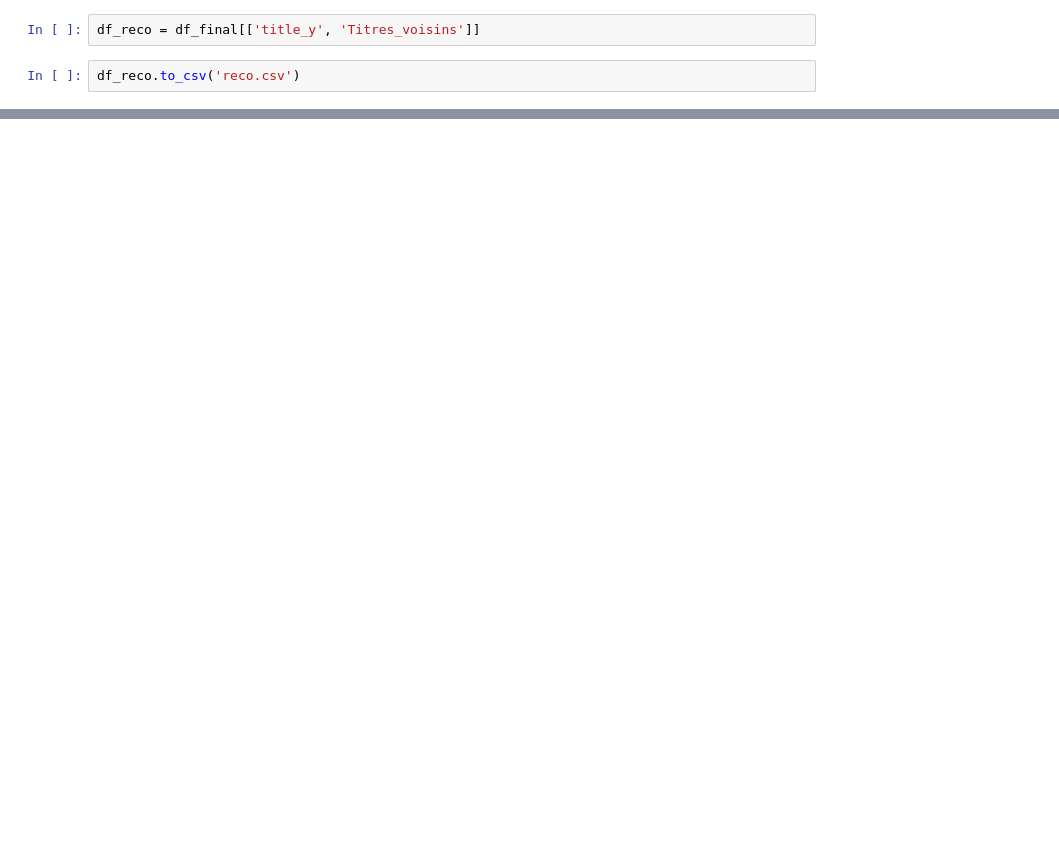
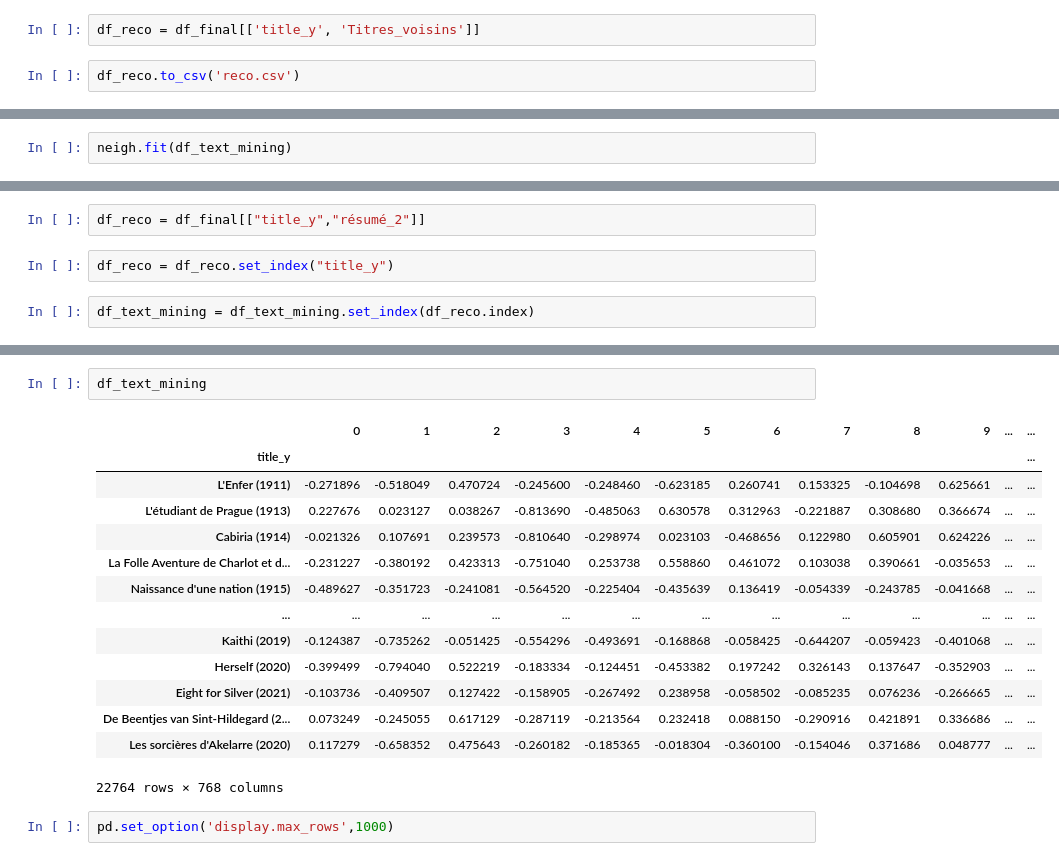
Before and after one commit to Ghali65/Projet_cine_creuse, a Jupyter notebook: traitement_df_final.ipynb, the cells around one changed output, grey strips where cells are left out. Cells and saved outputs as stored; diff of their text form; blank space fills up the shorter version.

```diff
--- a/traitement_df_final.ipynb
+++ b/traitement_df_final.ipynb
@@ -178,0 +130,2 @@ Name: title_y, Length: 22774, dtype: object
+# %%
+neigh.fit(df_text_mining)
@@ -178,0 +154,6 @@ Name: title_y, Length: 22774, dtype: object
+# %%
+df_reco = df_final[["title_y","résumé_2"]]
+# %%
+df_reco = df_reco.set_index("title_y")
+# %%
+df_text_mining = df_text_mining.set_index(df_reco.index)
@@ -178,0 +173,19 @@ Name: title_y, Length: 22774, dtype: object
+# %%
+df_text_mining
+# %% [output]
+|  | 0 | 1 | 2 | 3 | 4 | 5 | 6 | 7 | 8 | 9 | ... | ... |
+| title_y |  |  |  |  |  |  |  |  |  |  |  | ... |
+| L'Enfer (1911) | -0.271896 | -0.518049 | 0.470724 | -0.245600 | -0.248460 | -0.623185 | 0.260741 | 0.153325 | -0.104698 | 0.625661 | ... | ... |
+| L'étudiant de Prague (1913) | 0.227676 | 0.023127 | 0.038267 | -0.813690 | -0.485063 | 0.630578 | 0.312963 | -0.221887 | 0.308680 | 0.366674 | ... | ... |
+| Cabiria (1914) | -0.021326 | 0.107691 | 0.239573 | -0.810640 | -0.298974 | 0.023103 | -0.468656 | 0.122980 | 0.605901 | 0.624226 | ... | ... |
+| La Folle Aventure de Charlot et d... | -0.231227 | -0.380192 | 0.423313 | -0.751040 | 0.253738 | 0.558860 | 0.461072 | 0.103038 | 0.390661 | -0.035653 | ... | ... |
+| Naissance d'une nation (1915) | -0.489627 | -0.351723 | -0.241081 | -0.564520 | -0.225404 | -0.435639 | 0.136419 | -0.054339 | -0.243785 | -0.041668 | ... | ... |
+| ... | ... | ... | ... | ... | ... | ... | ... | ... | ... | ... | ... | ... |
+| Kaithi (2019) | -0.124387 | -0.735262 | -0.051425 | -0.554296 | -0.493691 | -0.168868 | -0.058425 | -0.644207 | -0.059423 | -0.401068 | ... | ... |
+| Herself (2020) | -0.399499 | -0.794040 | 0.522219 | -0.183334 | -0.124451 | -0.453382 | 0.197242 | 0.326143 | 0.137647 | -0.352903 | ... | ... |
+| Eight for Silver (2021) | -0.103736 | -0.409507 | 0.127422 | -0.158905 | -0.267492 | 0.238958 | -0.058502 | -0.085235 | 0.076236 | -0.266665 | ... | ... |
+| De Beentjes van Sint-Hildegard (2... | 0.073249 | -0.245055 | 0.617129 | -0.287119 | -0.213564 | 0.232418 | 0.088150 | -0.290916 | 0.421891 | 0.336686 | ... | ... |
+| Les sorcières d'Akelarre (2020) | 0.117279 | -0.658352 | 0.475643 | -0.260182 | -0.185365 | -0.018304 | -0.360100 | -0.154046 | 0.371686 | 0.048777 | ... | ... |
+22764 rows × 768 columns
+# %%
+pd.set_option('display.max_rows',1000)
```
Also changed, not shown: parts of 32 cells of this notebook, 13 other files.
